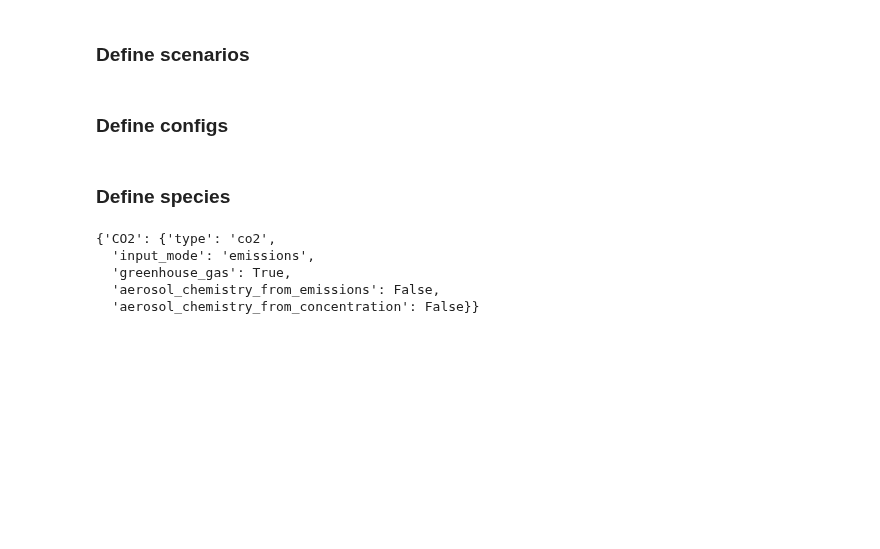
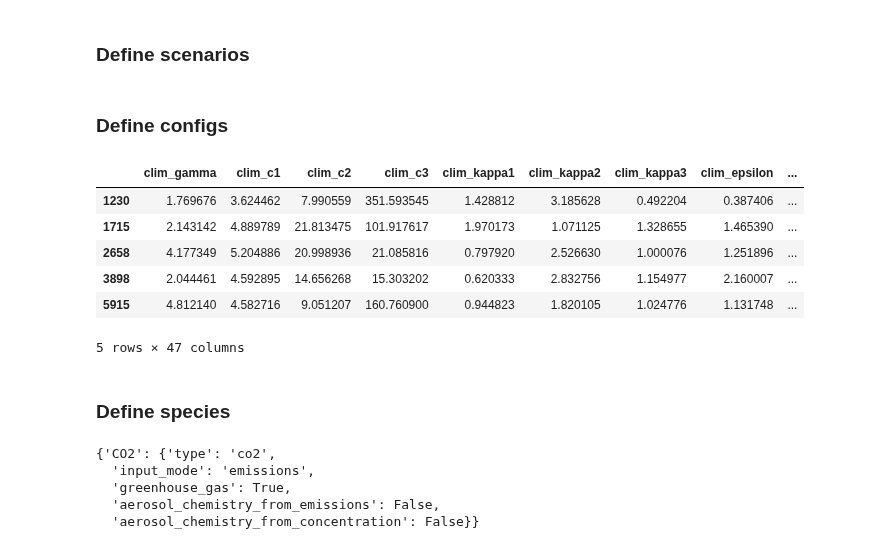
Before and after one commit to ericasimon16/woodwell_internship, a Jupyter notebook: fair_input_data.ipynb, the cells around one changed output. Cells and saved outputs as stored; diff of their text form; code cells hidden in the pictures; blank space fills up the shorter version.

```diff
--- a/fair_input_data.ipynb
+++ b/fair_input_data.ipynb
@@ -31,3 +29,23 @@ f.define_configs(['config1'])
+# %%
+# parameter ensemble
+fair_params_1_2_0_obj = pooch.retrieve(
+    url = 'https://zenodo.org/record/8399112/files/calibrated_constrained_parameters.csv',
+    known_hash = 'md5:de3b83432b9d071efdd1427ad31e9076',
+)
+# %%
+df_configs = pd.read_csv(fair_params_1_2_0_obj, index_col=0)
+configs = df_configs.index  # this is used as a label for the "config" axis
+f.define_configs(configs)
+# %%
+df_configs.head()
+# %% [output]
+|  | clim_gamma | clim_c1 | clim_c2 | clim_c3 | clim_kappa1 | clim_kappa2 | clim_kappa3 | clim_epsilon | ... |
+| 1230 | 1.769676 | 3.624462 | 7.990559 | 351.593545 | 1.428812 | 3.185628 | 0.492204 | 0.387406 | ... |
+| 1715 | 2.143142 | 4.889789 | 21.813475 | 101.917617 | 1.970173 | 1.071125 | 1.328655 | 1.465390 | ... |
+| 2658 | 4.177349 | 5.204886 | 20.998936 | 21.085816 | 0.797920 | 2.526630 | 1.000076 | 1.251896 | ... |
+| 3898 | 2.044461 | 4.592895 | 14.656268 | 15.303202 | 0.620333 | 2.832756 | 1.154977 | 2.160007 | ... |
+| 5915 | 4.812140 | 4.582716 | 9.051207 | 160.760900 | 0.944823 | 1.820105 | 1.024776 | 1.131748 | ... |
+5 rows × 47 columns
 # %% [markdown]
 ### Define species
 # %%
```
Also changed, not shown: parts of 11 cells of this notebook, 3 other files.
